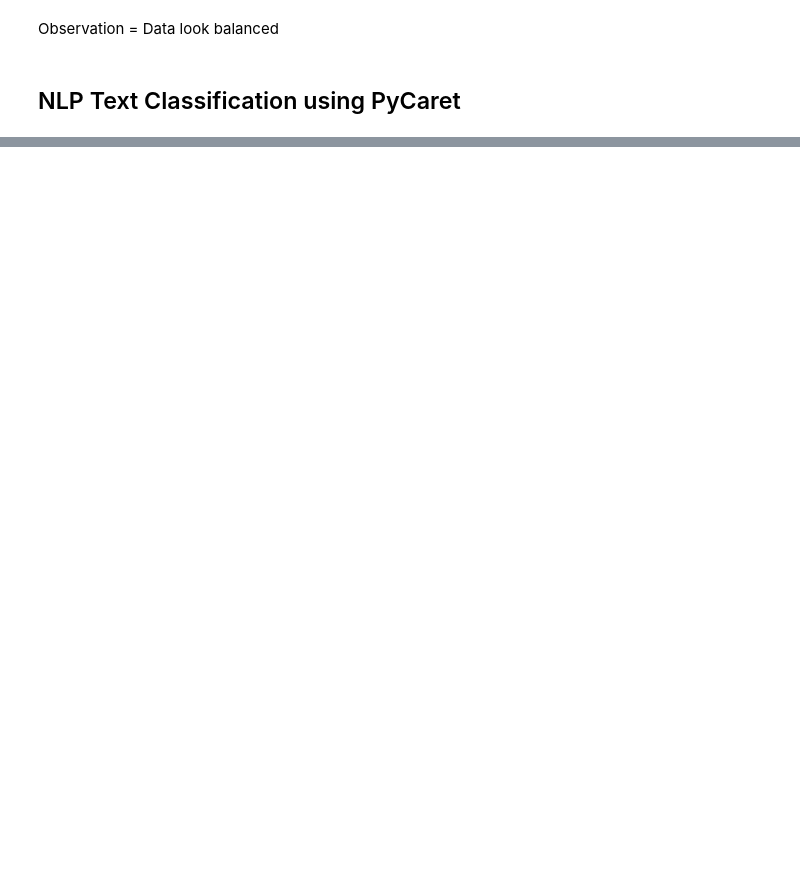
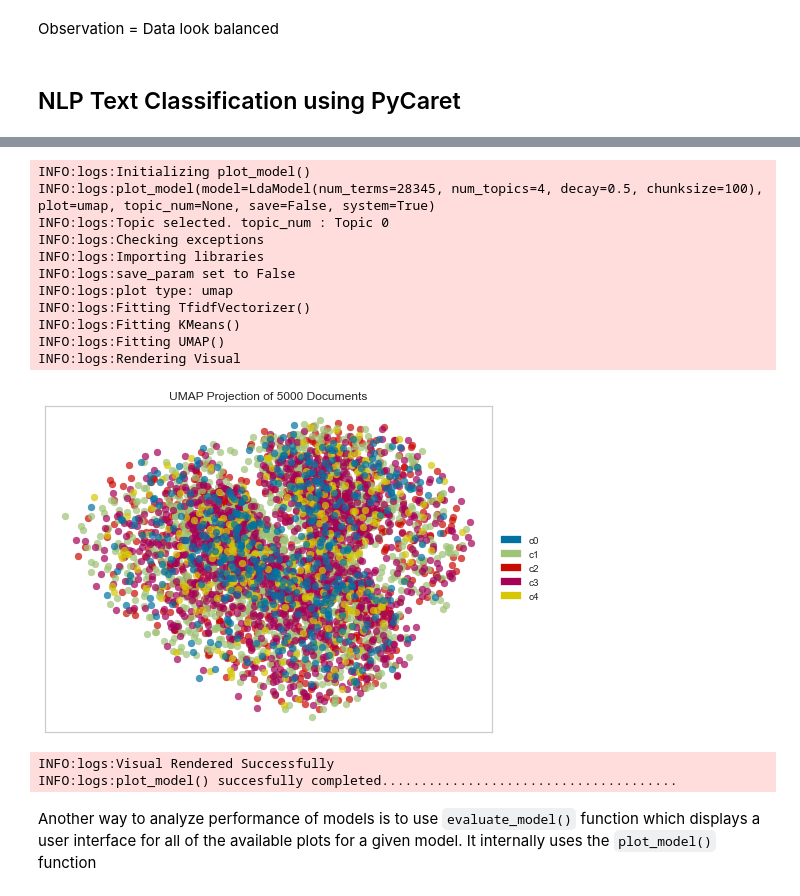
Before and after one commit to MuhammadNurilHuda/NLP-Project-and-Documentation, a Jupyter notebook: NLP Text Classification basic.ipynb, the cells around one changed output, grey strips where cells are left out. Cells and saved outputs as stored; diff of their text form; code cells hidden in the pictures; blank space fills up the shorter version.

```diff
--- a/NLP Text Classification basic.ipynb
+++ b/NLP Text Classification basic.ipynb
@@ -192,0 +252,2 @@ ModuleNotFoundError: No module named 'pycaret.nlp'
+# %%
+lda = create_model('lda', multi_core=True)
@@ -192,0 +404,19 @@ ModuleNotFoundError: No module named 'pycaret.nlp'
+# %%
+plot_model(lda, plot = 'umap')
+# %% [output]
+INFO:logs:Initializing plot_model()
+INFO:logs:plot_model(model=LdaModel(num_terms=28345, num_topics=4, decay=0.5, chunksize=100), plot=umap, topic_num=None, save=False, system=True)
+INFO:logs:Topic selected. topic_num : Topic 0
+INFO:logs:Checking exceptions
+INFO:logs:Importing libraries
+INFO:logs:save_param set to False
+INFO:logs:plot type: umap
+INFO:logs:Fitting TfidfVectorizer()
+INFO:logs:Fitting KMeans()
+INFO:logs:Fitting UMAP()
+INFO:logs:Rendering Visual
+[figure, added]
+INFO:logs:Visual Rendered Successfully
+INFO:logs:plot_model() succesfully completed......................................
+# %% [markdown]
+Another way to analyze performance of models is to use `evaluate_model()` function which displays a user interface for all of the available plots for a given model. It internally uses the `plot_model()` function
```
Also changed, not shown: parts of 28 cells of this notebook, 2 other files.
